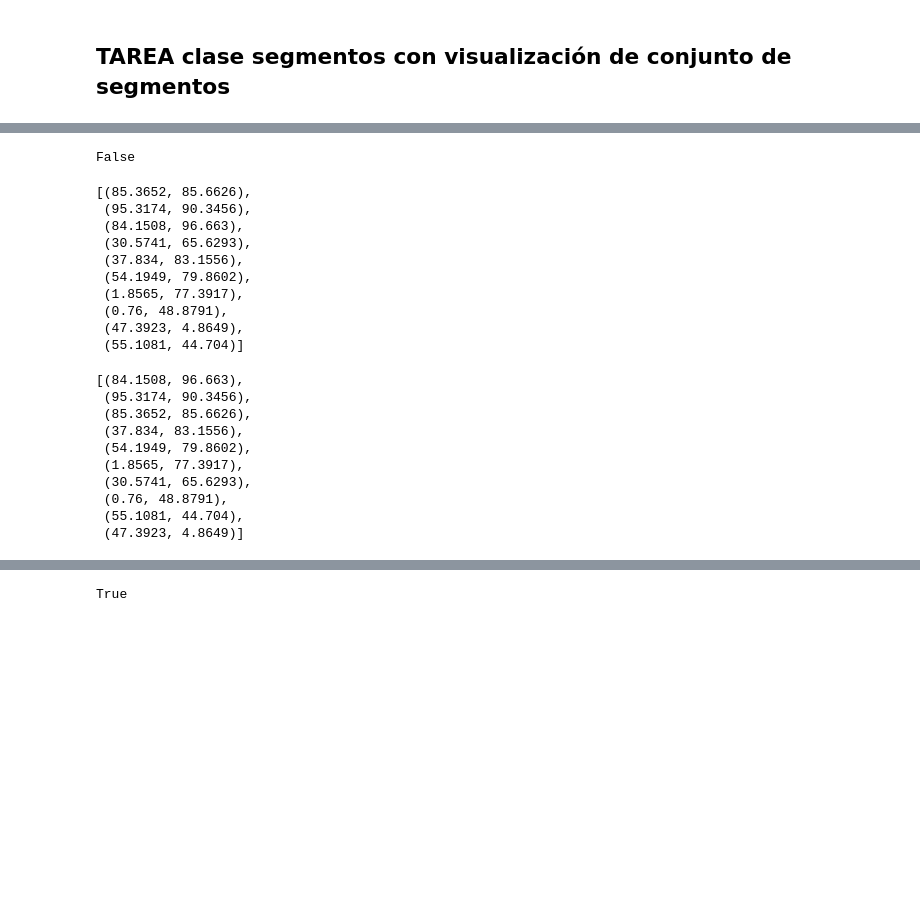
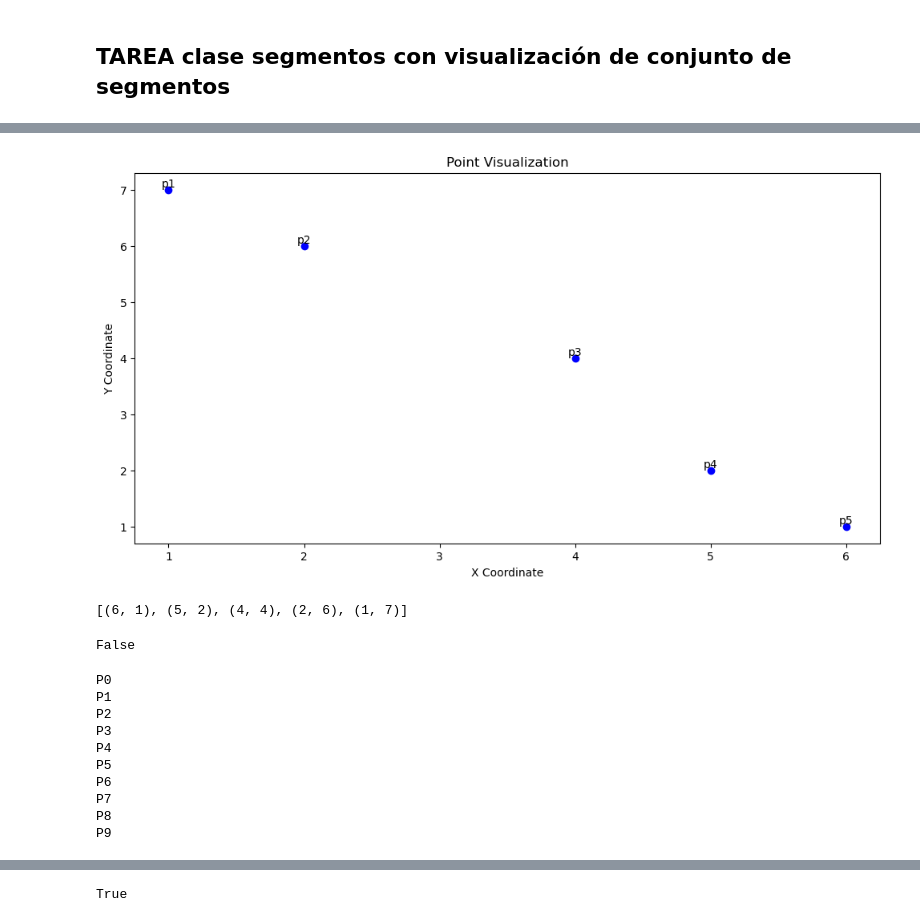
Before and after one commit to Camilohoyos99-DC/Computational-geometry, a Jupyter notebook: Semana2/Arboles Binarios new order.ipynb, the cells around one changed output, grey strips where cells are left out. Saved outputs shown, nothing was run; the diff lists cells and outputs as text; code cells hidden in the pictures; blank space fills up the shorter version.

```diff
--- a/Semana2/Arboles Binarios new order.ipynb
+++ b/Semana2/Arboles Binarios new order.ipynb
@@ -183,41 +219,38 @@ def visualization(points):
 # %%
-points = Point.generate_random_points(10)
-# p5 = Point((6,1),'p5')
-# p4 = Point((5,2),'p4')
-# p3 = Point((4,4),'p3')
-# p2 = Point((2,6),'p2')
-# p1 = Point((1,7),'p1')
-# points = [p5, p4, p3, p2, p1]
+# caso en que creo puntos aleatorios o defino puntos
+#points = Point.generate_random_points(10)
+p5 = Point((6,1),'p5')
+p4 = Point((5,2),'p4')
+p3 = Point((4,4),'p3')
+p2 = Point((2,6),'p2')
+p1 = Point((1,7),'p1')
+points = [p5, p4, p3, p2, p1]
+
+
 pointsc = points.copy()
 arbol = Arbol(pointsc)
 arbol.is_balance(arbol.root)
+visualization(points)
+print(points)
 # %% [output]
+[figure, added]
-False
+[(6, 1), (5, 2), (4, 4), (2, 6), (1, 7)]
-# %%
-arbol.preOrder(arbol.root)
-# %% [output]
-[(85.3652, 85.6626),
- (95.3174, 90.3456),
- (84.1508, 96.663),
- (30.5741, 65.6293),
- (37.834, 83.1556),
- (54.1949, 79.8602),
- (1.8565, 77.3917),
- (0.76, 48.8791),
- (47.3923, 4.8649),
- (55.1081, 44.704)]
+# %%
+arbol.is_balance(arbol.root)
+# %% [output]
+False
 # %%
-arbol.inOrder(arbol.root)
+Point.imprimir_puntos(arbol.inOrder(arbol.root))
 # %% [output]
-[(84.1508, 96.663),
- (95.3174, 90.3456),
- (85.3652, 85.6626),
- (37.834, 83.1556),
- (54.1949, 79.8602),
- (1.8565, 77.3917),
- (30.5741, 65.6293),
- (0.76, 48.8791),
- (55.1081, 44.704),
- (47.3923, 4.8649)]
+P0
+P1
+P2
+P3
+P4
+P5
+P6
+P7
+P8
+P9
 # %%
 arbol.balanceo()
```
Also changed, not shown: parts of 4 cells of this notebook.
